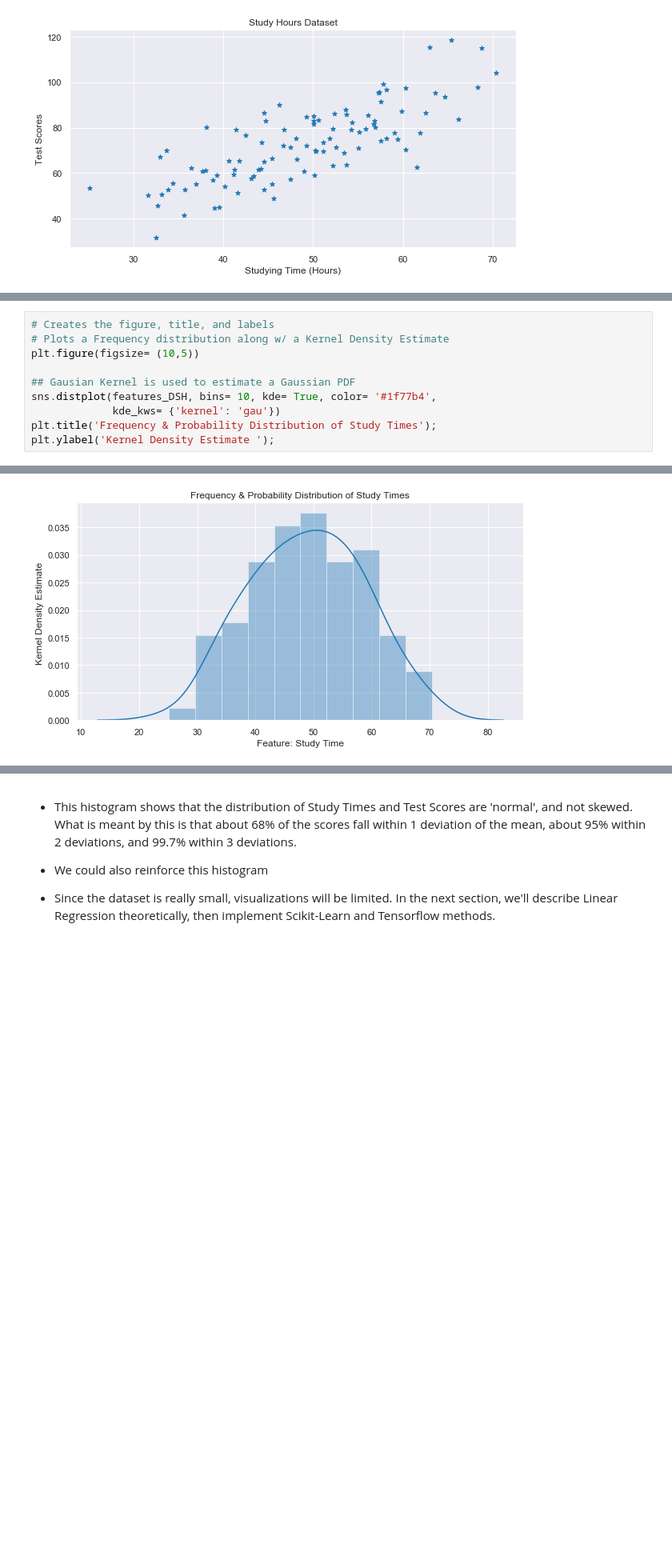
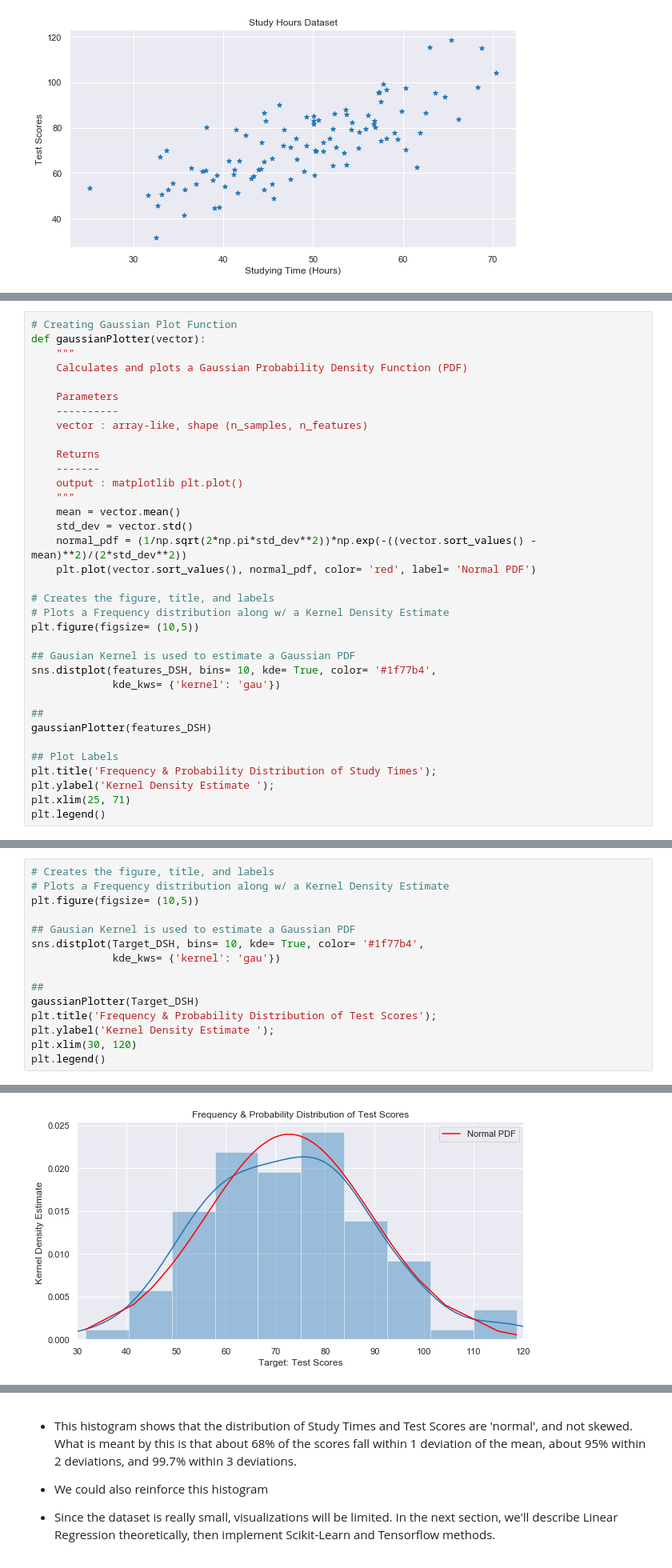
Before and after one commit to cbamedjonekou/cbamedjonekou.github.io, a Jupyter notebook: Labs/PHYS 3600ID-D862 (Machine Learning)/PHYS 3600ID-D862 (Machine Learning) Study Hours Linear Regression.ipynb, the cells around one changed output, grey strips where cells are left out. Shown at 80% size. Drawn from its saved outputs; the diff is of its cells as text; blank space fills up the shorter version.

Commit message:
UPDATE: modified plots, added gaussianPlotter() function

```diff
--- a/Labs/PHYS 3600ID-D862 (Machine Learning)/PHYS 3600ID-D862 (Machine Learning) Study Hours Linear Regression.ipynb
+++ b/Labs/PHYS 3600ID-D862 (Machine Learning)/PHYS 3600ID-D862 (Machine Learning) Study Hours Linear Regression.ipynb
@@ -139,0 +140,35 @@ ax.set(xlabel= 'Studying Time (Hours)', ylabel= 'Test Scores',
+# %%
+# Creating Gaussian Plot Function
+def gaussianPlotter(vector):
+    """
+    Calculates and plots a Gaussian Probability Density Function (PDF)
+
+    Parameters
+    ----------
+    vector : array-like, shape (n_samples, n_features)
+
+    Returns
+    -------
+    output : matplotlib plt.plot()
+    """
+    mean = vector.mean()
+    std_dev = vector.std()
+    normal_pdf = (1/np.sqrt(2*np.pi*std_dev**2))*np.exp(-((vector.sort_values() - mean)**2)/(2*std_dev**2))
+    plt.plot(vector.sort_values(), normal_pdf, color= 'red', label= 'Normal PDF')
+
+# Creates the figure, title, and labels
+# Plots a Frequency distribution along w/ a Kernel Density Estimate
+plt.figure(figsize= (10,5))
+
+## Gausian Kernel is used to estimate a Gaussian PDF
+sns.distplot(features_DSH, bins= 10, kde= True, color= '#1f77b4',
+             kde_kws= {'kernel': 'gau'})
+
+##
+gaussianPlotter(features_DSH)
+
+## Plot Labels
+plt.title('Frequency & Probability Distribution of Study Times');
+plt.ylabel('Kernel Density Estimate ');
+plt.xlim(25, 71)
+plt.legend()
@@ -143,8 +181,13 @@ ax.set(xlabel= 'Studying Time (Hours)', ylabel= 'Test Scores',
 plt.figure(figsize= (10,5))
 
 ## Gausian Kernel is used to estimate a Gaussian PDF
-sns.distplot(features_DSH, bins= 10, kde= True, color= '#1f77b4',
+sns.distplot(Target_DSH, bins= 10, kde= True, color= '#1f77b4',
              kde_kws= {'kernel': 'gau'})
-plt.title('Frequency & Probability Distribution of Study Times');
+
+##
+gaussianPlotter(Target_DSH)
+plt.title('Frequency & Probability Distribution of Test Scores');
 plt.ylabel('Kernel Density Estimate ');
+plt.xlim(30, 120)
+plt.legend()
 # %% [output]
@@ -151 +195 @@ plt.ylabel('Kernel Density Estimate ');
-[figure, old version]
+[figure, new version]
```
Also changed, not shown: parts of 4 cells of this notebook.
